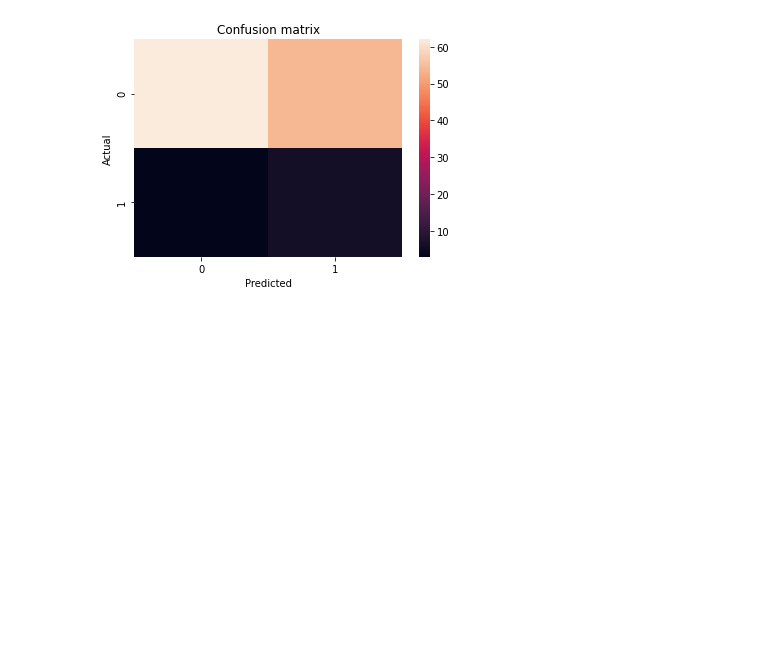
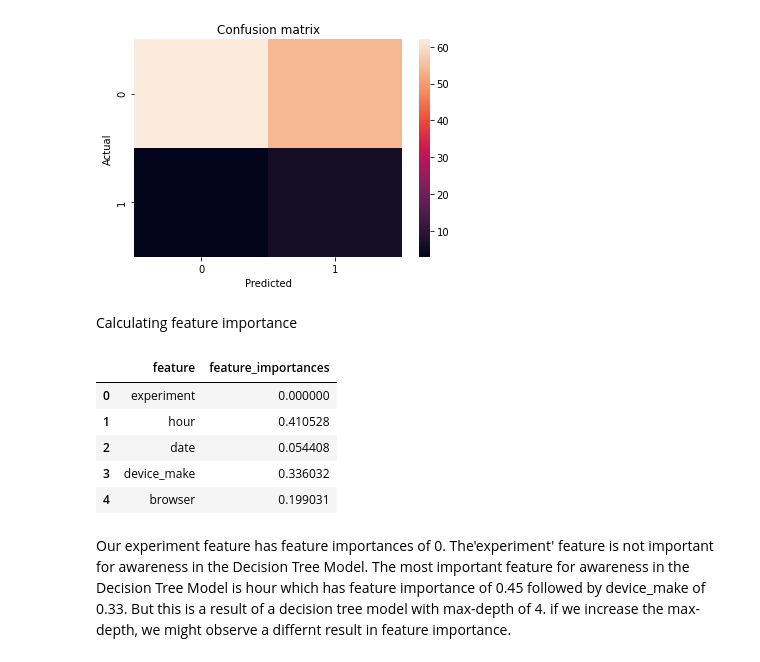
Before and after one commit to nebasam/abtest_mlops, a Jupyter notebook: notebooks/abtest_mlops.ipynb, the cells around one changed output. Drawn from its saved outputs; the diff is of its cells as text; code cells hidden in the pictures; blank space fills up the shorter version.

Commit message:
calculates feature importance for browser data using decision tree model

```diff
--- a/notebooks/abtest_mlops.ipynb
+++ b/notebooks/abtest_mlops.ipynb
@@ -551,3 +551,16 @@ weighted avg       0.89      0.54      0.65       125
 
 Loss on test data is: 0.675
 [figure]
+# %% [markdown]
+Calculating feature importance
+# %%
+decisionTreesModel.get_feature_importance()
+# %% [output]
+|  | feature | feature_importances |
+| 0 | experiment | 0.000000 |
+| 1 | hour | 0.410528 |
+| 2 | date | 0.054408 |
+| 3 | device_make | 0.336032 |
+| 4 | browser | 0.199031 |
+# %% [markdown]
+Our experiment feature has feature importances of 0. The'experiment' feature is not important for awareness in the Decision Tree Model. The most important feature for awareness in the  Decision Tree Model is hour which has feature importance of 0.45 followed by device_make of 0.33. But this is a result of a decision tree model with max-depth of 4. if we increase the max-depth, we might observe a differnt result in feature importance.
```
